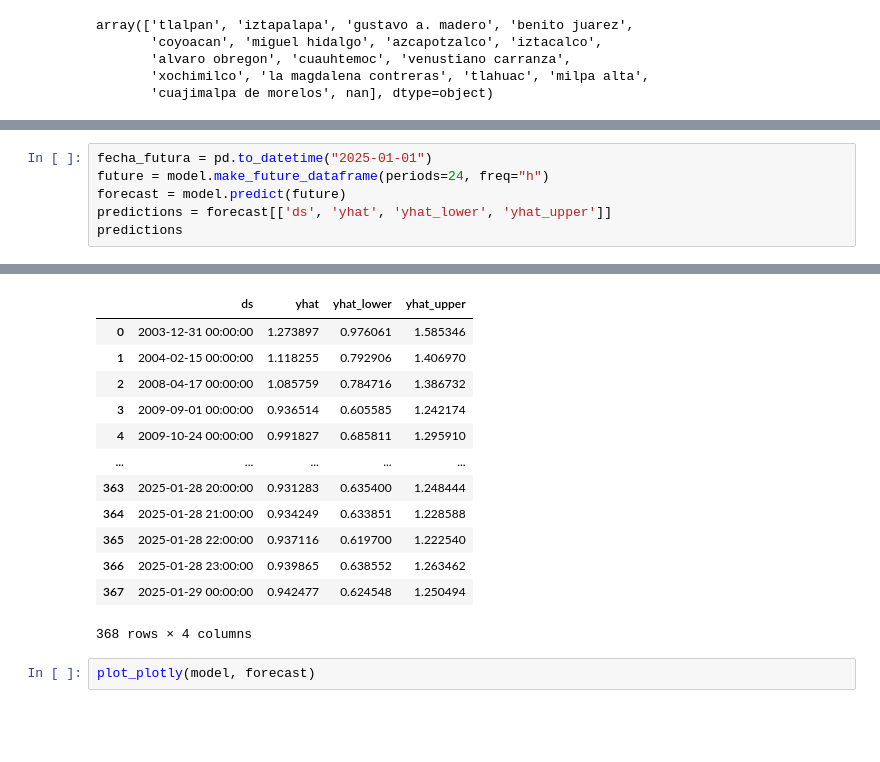
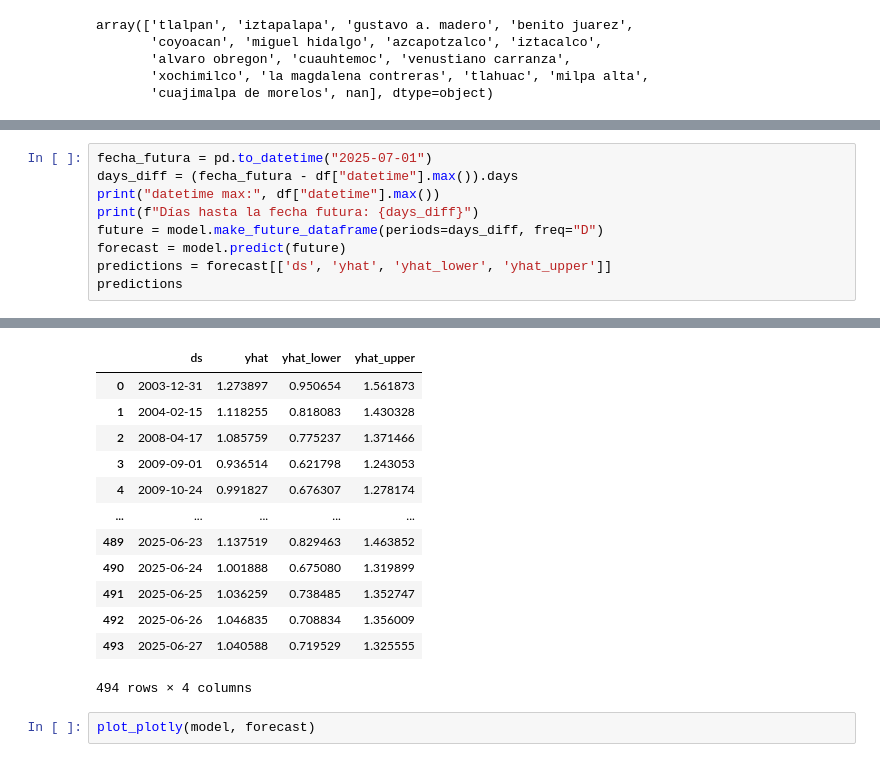
Before and after one commit to CEM-TI3002C-501-2511/material, a Jupyter notebook: Proyecto final/ml/timeseries_model.ipynb, the cells around one changed output, grey strips where cells are left out. Drawn from its saved outputs; the diff is of its cells as text; blank space fills up the shorter version.

Commit message:
Correcciones modelos

```diff
--- a/Proyecto final/ml/timeseries_model.ipynb
+++ b/Proyecto final/ml/timeseries_model.ipynb
@@ -58,8 +58,11 @@ Modelo guardado para iztapalapa con gravedad bajo impacto
 Modelo guardado para iztapalapa con gravedad alto impacto
 ... (84 outputs left out)
 # %%
-fecha_futura = pd.to_datetime("2025-01-01")
-future = model.make_future_dataframe(periods=24, freq="h")
+fecha_futura = pd.to_datetime("2025-07-01")
+days_diff = (fecha_futura - df["datetime"].max()).days
+print("datetime max:", df["datetime"].max())
+print(f"Días hasta la fecha futura: {days_diff}")
+future = model.make_future_dataframe(periods=days_diff, freq="D")
 forecast = model.predict(future)
 predictions = forecast[['ds', 'yhat', 'yhat_lower', 'yhat_upper']]
 predictions
@@ -67,16 +72,16 @@ predictions
 |  | ds | yhat | yhat_lower | yhat_upper |
-| 0 | 2003-12-31 00:00:00 | 1.273897 | 0.976061 | 1.585346 |
-| 1 | 2004-02-15 00:00:00 | 1.118255 | 0.792906 | 1.406970 |
-| 2 | 2008-04-17 00:00:00 | 1.085759 | 0.784716 | 1.386732 |
-| 3 | 2009-09-01 00:00:00 | 0.936514 | 0.605585 | 1.242174 |
-| 4 | 2009-10-24 00:00:00 | 0.991827 | 0.685811 | 1.295910 |
+| 0 | 2003-12-31 | 1.273897 | 0.950654 | 1.561873 |
+| 1 | 2004-02-15 | 1.118255 | 0.818083 | 1.430328 |
+| 2 | 2008-04-17 | 1.085759 | 0.775237 | 1.371466 |
+| 3 | 2009-09-01 | 0.936514 | 0.621798 | 1.243053 |
+| 4 | 2009-10-24 | 0.991827 | 0.676307 | 1.278174 |
 | ... | ... | ... | ... | ... |
-| 363 | 2025-01-28 20:00:00 | 0.931283 | 0.635400 | 1.248444 |
-| 364 | 2025-01-28 21:00:00 | 0.934249 | 0.633851 | 1.228588 |
-| 365 | 2025-01-28 22:00:00 | 0.937116 | 0.619700 | 1.222540 |
-| 366 | 2025-01-28 23:00:00 | 0.939865 | 0.638552 | 1.263462 |
-| 367 | 2025-01-29 00:00:00 | 0.942477 | 0.624548 | 1.250494 |
+| 489 | 2025-06-23 | 1.137519 | 0.829463 | 1.463852 |
+| 490 | 2025-06-24 | 1.001888 | 0.675080 | 1.319899 |
+| 491 | 2025-06-25 | 1.036259 | 0.738485 | 1.352747 |
+| 492 | 2025-06-26 | 1.046835 | 0.708834 | 1.356009 |
+| 493 | 2025-06-27 | 1.040588 | 0.719529 | 1.325555 |
-368 rows × 4 columns
+494 rows × 4 columns
 # %%
 plot_plotly(model, forecast)
 # %%
```
Also changed, not shown: parts of 2 cells of this notebook, 49 other files.
